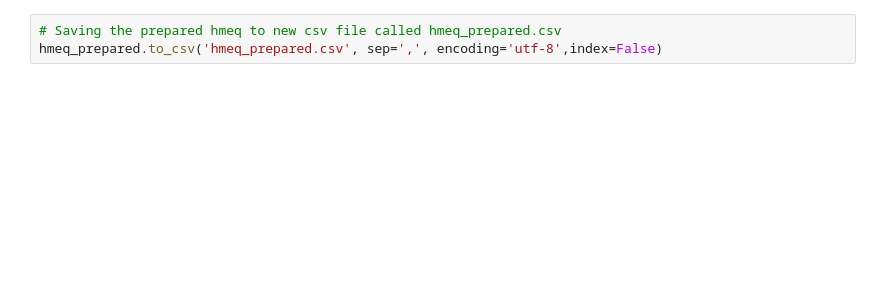
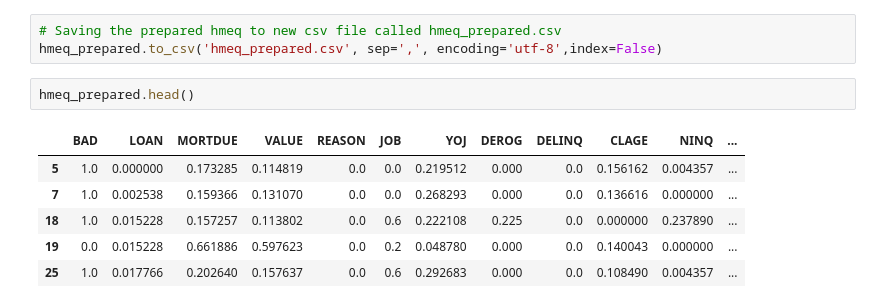
Before and after one commit to zakiraihan/PDIB-ZakiRaihan-1606878505, a Jupyter notebook: Tugas 1/PDIB - Data Preparation.ipynb, the cells around one changed output. Drawn from its saved outputs; the diff is of its cells as text; blank space fills up the shorter version.

```diff
--- a/Tugas 1/PDIB - Data Preparation.ipynb
+++ b/Tugas 1/PDIB - Data Preparation.ipynb
@@ -124,3 +127,12 @@ hmeq_prepared.boxplot()
 # %%
 # Saving the prepared hmeq to new csv file called hmeq_prepared.csv
 hmeq_prepared.to_csv('hmeq_prepared.csv', sep=',', encoding='utf-8',index=False)
+# %%
+hmeq_prepared.head()
+# %% [output]
+|  | BAD | LOAN | MORTDUE | VALUE | REASON | JOB | YOJ | DEROG | DELINQ | CLAGE | NINQ | ... |
+| 5 | 1.0 | 0.000000 | 0.173285 | 0.114819 | 0.0 | 0.0 | 0.219512 | 0.000 | 0.0 | 0.156162 | 0.004357 | ... |
+| 7 | 1.0 | 0.002538 | 0.159366 | 0.131070 | 0.0 | 0.0 | 0.268293 | 0.000 | 0.0 | 0.136616 | 0.000000 | ... |
+| 18 | 1.0 | 0.015228 | 0.157257 | 0.113802 | 0.0 | 0.6 | 0.222108 | 0.225 | 0.0 | 0.000000 | 0.237890 | ... |
+| 19 | 0.0 | 0.015228 | 0.661886 | 0.597623 | 0.0 | 0.2 | 0.048780 | 0.000 | 0.0 | 0.140043 | 0.000000 | ... |
+| 25 | 1.0 | 0.017766 | 0.202640 | 0.157637 | 0.0 | 0.6 | 0.292683 | 0.000 | 0.0 | 0.108490 | 0.004357 | ... |
```
Also changed, not shown: parts of 7 cells of this notebook, 5 other files.
